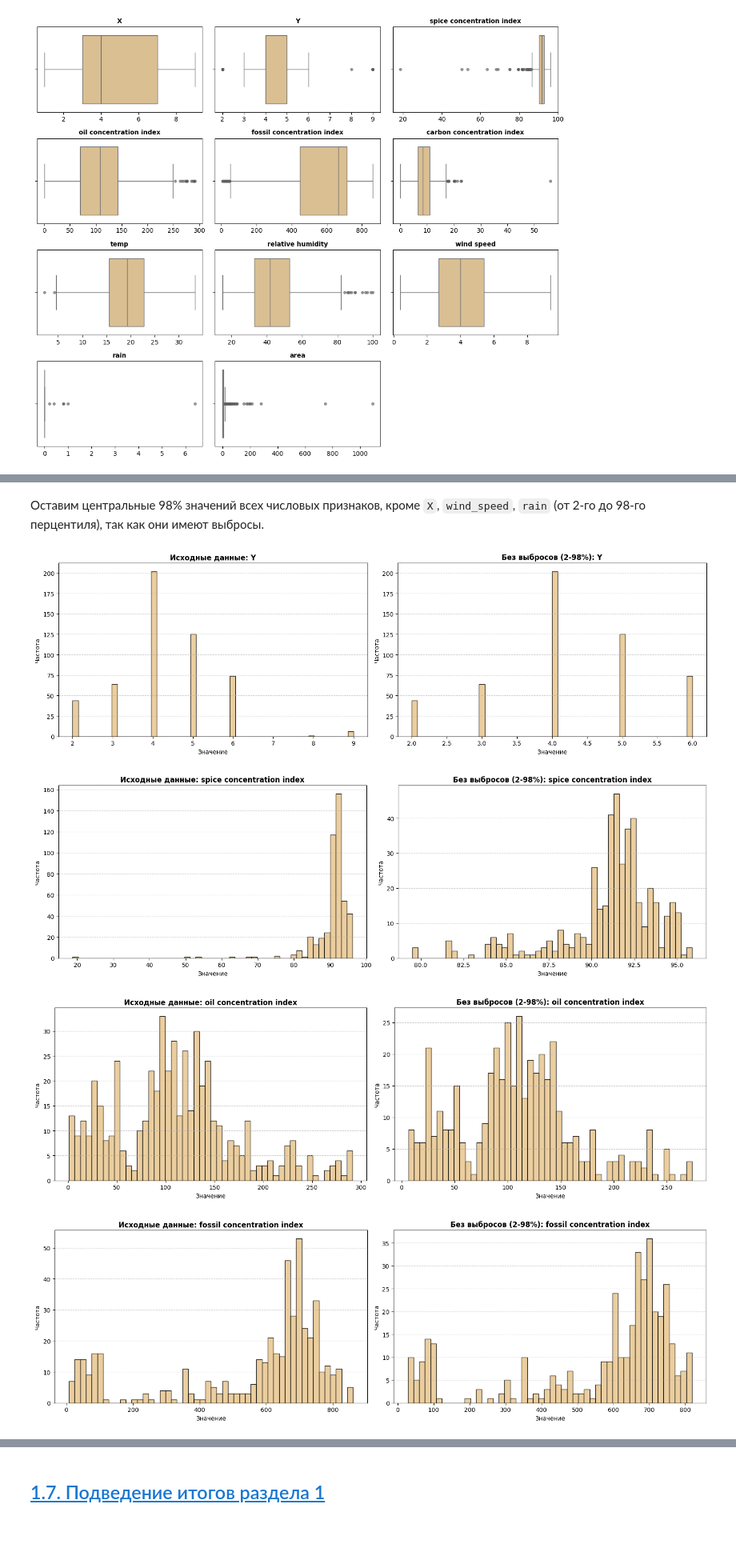
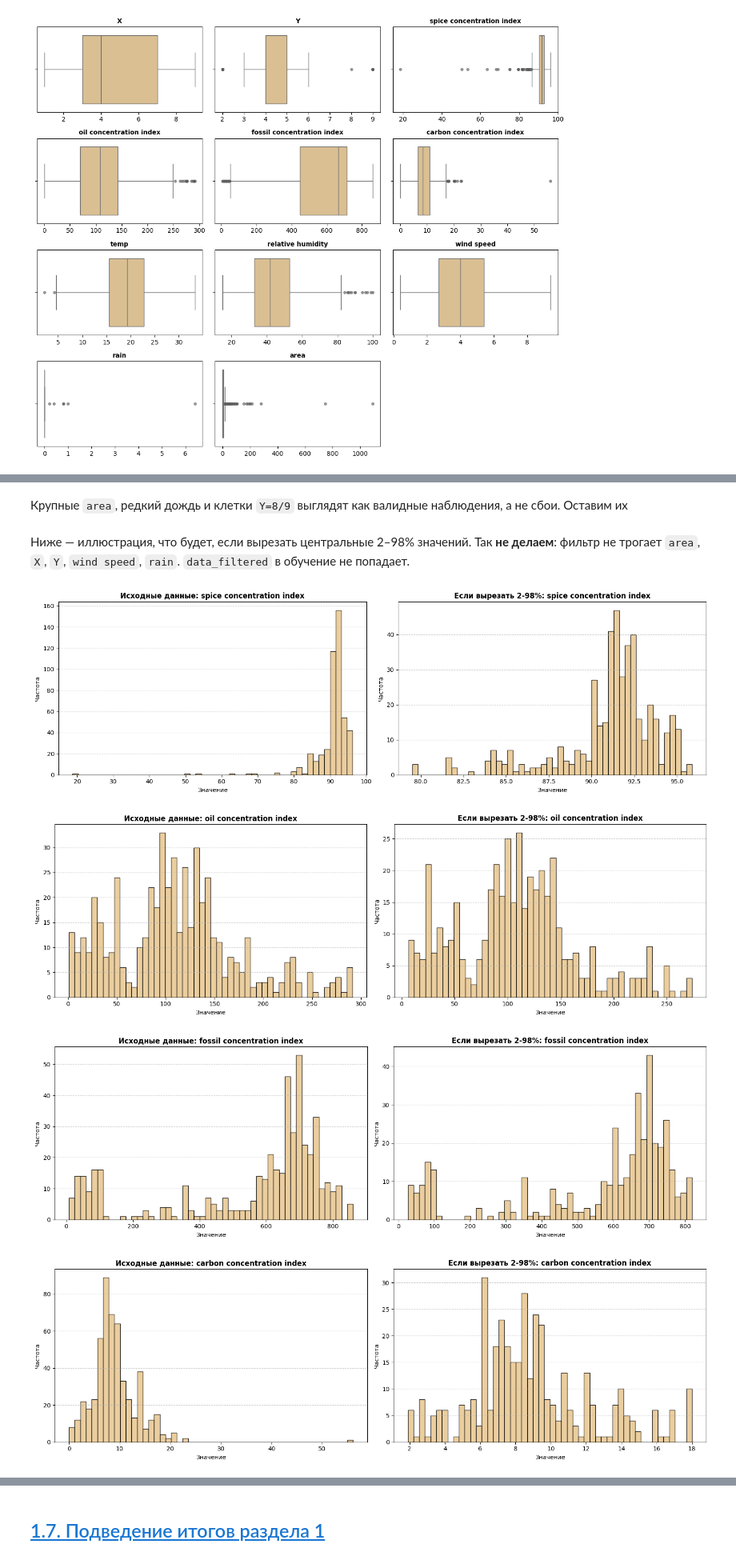
Before and after one commit to ari-ira17/dune-data-analysis, a Jupyter notebook: notebooks/dune_problem_formalization.ipynb, the cells around one changed output, grey strips where cells are left out. Shown at 80% size. Saved outputs shown, nothing was run; the diff lists cells and outputs as text; code cells hidden in the pictures; blank space fills up the shorter version.

```diff
--- a/notebooks/dune_problem_formalization.ipynb
+++ b/notebooks/dune_problem_formalization.ipynb
@@ -426,0 +448,16 @@ plt.show()
+# %%
+y_train_log = np.log1p(y_train["area"])
+y_test_log = np.log1p(y_test["area"])
+
+fig, axes = plt.subplots(1, 2, figsize=(12, 4))
+axes[0].hist(y_train["area"], bins=40, color='#E6C287', edgecolor='black')
+axes[0].set_title("area (train)")
+axes[0].set_xlabel("га")
+axes[0].set_ylabel("Частота")
+
+axes[1].hist(y_train_log, bins=40, color='#E6C287', edgecolor='black')
+axes[1].set_title("log(area + 1) (train)")
+axes[1].set_xlabel("лог-шкала")
+axes[1].set_ylabel("Частота")
+plt.tight_layout()
+plt.show()
@@ -427,11 +506,13 @@ plt.show()
+# %% [markdown]
+Крупные `area`, редкий дождь и клетки `Y=8/9` выглядят как валидные наблюдения, а не сбои. Оставим их
 # %% [markdown]
-Оставим центральные 98% значений всех числовых признаков, кроме `X`, `wind_speed`, `rain` (от 2-го до 98-го перцентиля), так как они имеют выбросы.
+Ниже — иллюстрация, что будет, если вырезать центральные 2–98% значений. Так **не делаем**: фильтр не трогает `area`, `X`, `Y`, `wind speed`, `rain`. `data_filtered` в обучение не попадает.
 # %%
 data_filtered = data.copy()
 
 num_cols = data.select_dtypes(include=['int64', 'float64']).columns.tolist()
 
-exclude_cols = ['X', 'wind speed', 'rain']
+exclude_cols = ['X', 'Y', 'wind speed', 'rain', 'area']
 col_for_per = [col for col in num_cols if col not in exclude_cols]
 
 sand_color = '#E6C287'
@@ -443,35 +524,35 @@ for col in col_for_per:
         data[col],
         bins=50,
         color=sand_color,
         edgecolor='black',
         alpha=0.8
     )
     axes[0].set_title(f'Исходные данные: {col}', fontsize=12, fontweight='bold')
     axes[0].set_xlabel('Значение')
     axes[0].set_ylabel('Частота')
     axes[0].grid(axis='y', linestyle='--', alpha=0.6)
 
     lower_bound = data[col].quantile(0.02)
     upper_bound = data[col].quantile(0.98)
 
     data_filtered = data_filtered[(data_filtered[col] >= lower_bound) & (data_filtered[col] <= upper_bound)]
 
     axes[1].hist(
         data_filtered[col],
         bins=50,
         color=sand_color,
         edgecolor='black',
         alpha=0.8
     )
-    axes[1].set_title(f'Без выбросов (2-98%): {col}', fontsize=12, fontweight='bold')
+    axes[1].set_title(f'Если вырезать 2-98%: {col}', fontsize=12, fontweight='bold')
     axes[1].set_xlabel('Значение')
     axes[1].set_ylabel('Частота')
     axes[1].grid(axis='y', linestyle='--', alpha=0.6)
 
     plt.tight_layout()
     plt.show()
 # %% [output]
-[figure, old version]
+[figure, new version]
-[figure, old version]
+[figure, new version]
-[figure, old version]
+[figure, new version]
-[figure, old version]
+[figure, new version]
```
Also changed, not shown: parts of 16 cells of this notebook.
